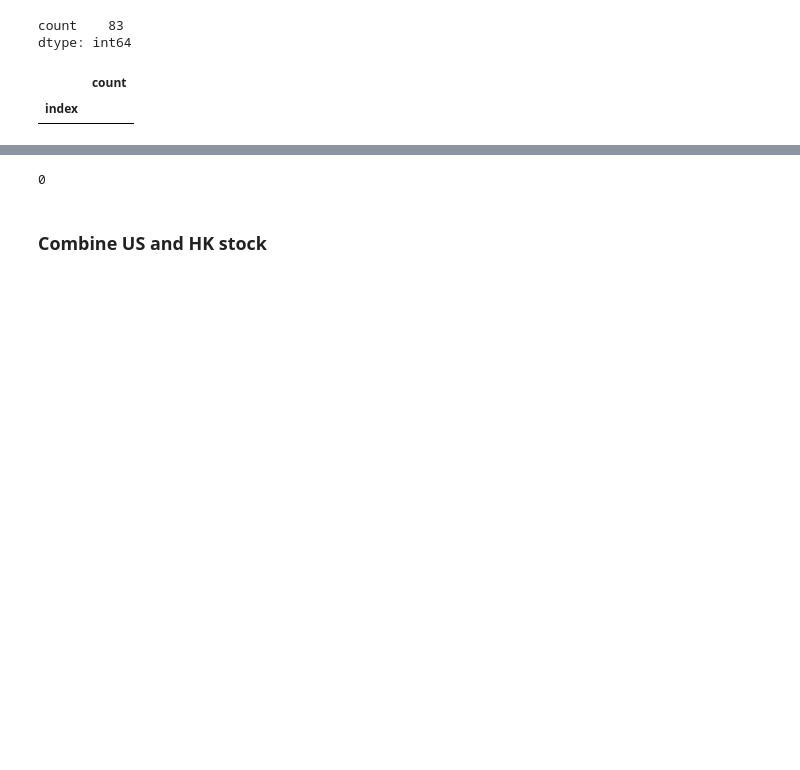
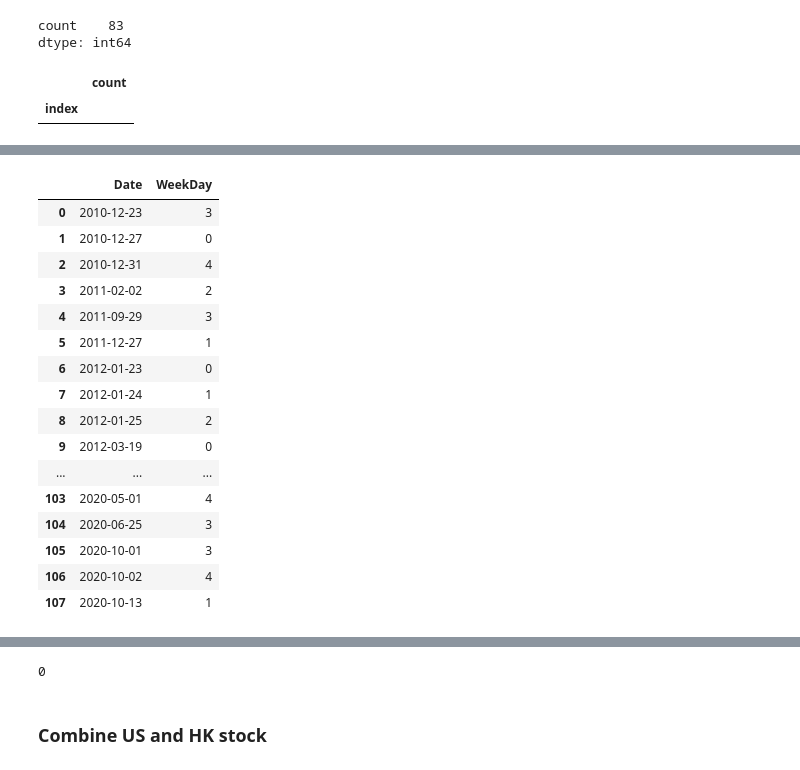
Before and after one commit to winglokhouse/slack-trading, a Jupyter notebook: US-HK-find-correlated-stock-PrevClose-TodayClose-10-years-of history.ipynb, the cells around one changed output, grey strips where cells are left out. Saved outputs shown, nothing was run; the diff lists cells and outputs as text; code cells hidden in the pictures; blank space fills up the shorter version.

Commit message:
Improve US-HK with examining weekday of non-trading days

```diff
--- a/US-HK-find-correlated-stock-PrevClose-TodayClose-10-years-of history.ipynb
+++ b/US-HK-find-correlated-stock-PrevClose-TodayClose-10-years-of history.ipynb
@@ -132,0 +182,3 @@ DatetimeIndex(['2012-10-29', '2016-01-18', '2017-01-02', '2017-02-20',
+# %%
+def find_weekday(x):
+    return x.weekday()
@@ -185,3 +259,26 @@ DatetimeIndex(['2010-12-22', '2010-12-27', '2010-12-31', '2011-02-02',
                '2020-04-30', '2020-05-01', '2020-06-25', '2020-10-01',
                '2020-10-02', '2020-10-13'],
               dtype='datetime64[ns]', name='index', length=108, freq=None)
+# %%
+# Saturday = 5, Sunday = 6
+non_trading_df = pd.DataFrame({'Date':non_trading_index})
+non_trading_df['WeekDay'] = non_trading_df['Date'].apply(find_weekday)
+non_trading_df[non_trading_df['WeekDay']<5]
+# %% [output]
+|  | Date | WeekDay |
+| 0 | 2010-12-23 | 3 |
+| 1 | 2010-12-27 | 0 |
+| 2 | 2010-12-31 | 4 |
+| 3 | 2011-02-02 | 2 |
+| 4 | 2011-09-29 | 3 |
+| 5 | 2011-12-27 | 1 |
+| 6 | 2012-01-23 | 0 |
+| 7 | 2012-01-24 | 1 |
+| 8 | 2012-01-25 | 2 |
+| 9 | 2012-03-19 | 0 |
+| ... | ... | ... |
+| 103 | 2020-05-01 | 4 |
+| 104 | 2020-06-25 | 3 |
+| 105 | 2020-10-01 | 3 |
+| 106 | 2020-10-02 | 4 |
+| 107 | 2020-10-13 | 1 |
```
Also changed, not shown: parts of 18 cells of this notebook, 1 other file.
